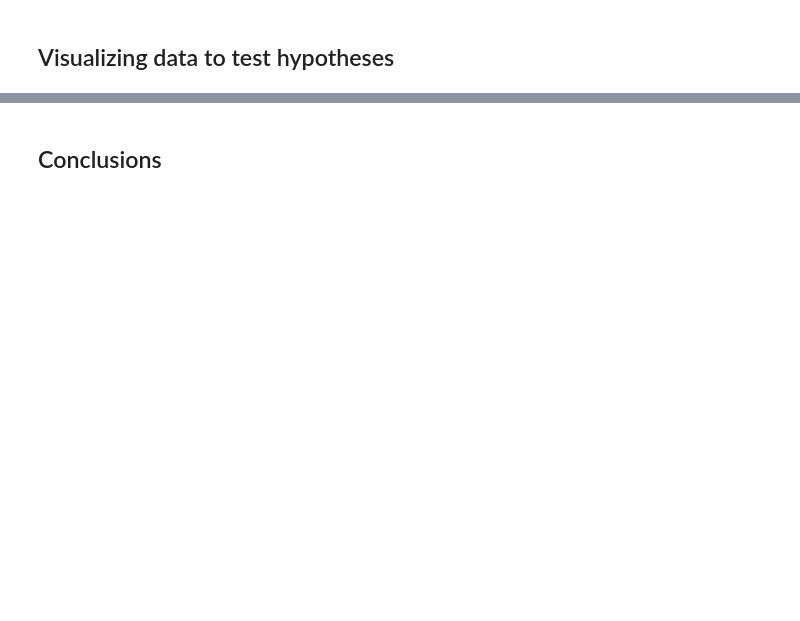
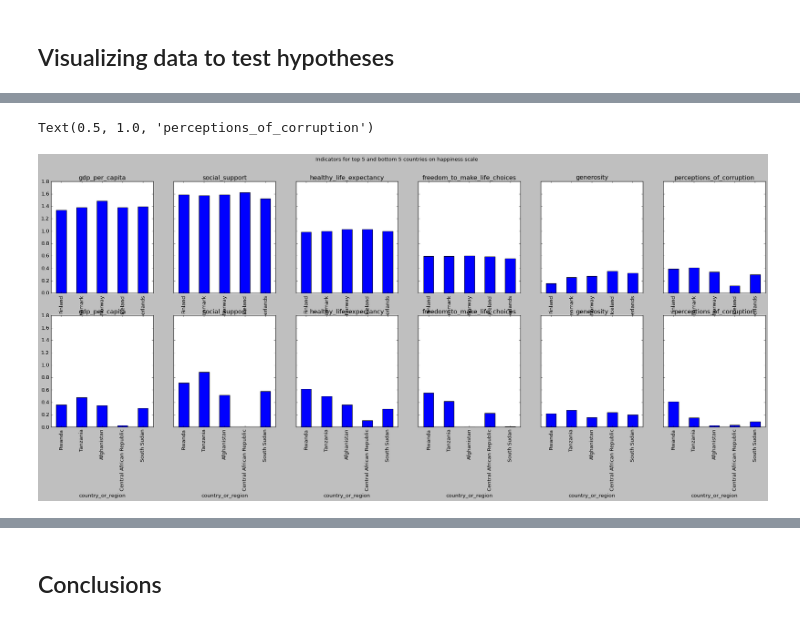
Before and after one commit to alfredozavala14/Project-Data-Pipeline, a Jupyter notebook: work_JN/data_visualization.ipynb, the cells around one changed output, grey strips where cells are left out. Drawn from its saved outputs; the diff is of its cells as text; code cells hidden in the pictures; blank space fills up the shorter version.

```diff
--- a/work_JN/data_visualization.ipynb
+++ b/work_JN/data_visualization.ipynb
@@ -24,0 +96,30 @@ data = pd.read_csv("../data/x.csv")
+# %%
+top_5_countries = []
+
+for i in range(5):
+    top_5_countries.append(data.index[i])
+# %%
+bottom_5_countries = []
+
+for i in range(1,6):
+    bottom_5_countries.append(data.index[-i])
+# %%
+fig, axes = plt.subplots(2, 6, figsize=(30, 10), sharey = True)
+
+fig.suptitle('Indicators for top 5 and bottom 5 countries on happiness scale')
+
+data.gdp_per_capita[:5].plot(kind = 'bar', ax=axes[0, 0], tick_label=top_5_countries).set_title('gdp_per_capita')
+data.social_support[:5].plot(kind = 'bar', ax=axes[0, 1], tick_label=top_5_countries).set_title('social_support')
+data.healthy_life_expectancy[:5].plot(kind = 'bar', ax=axes[0, 2], tick_label=top_5_countries).set_title('healthy_life_expectancy')
+data.freedom_to_make_life_choices[:5].plot(kind = 'bar', ax=axes[0, 3], tick_label=top_5_countries).set_title('freedom_to_make_life_choices')
+data.generosity[:5].plot(kind = 'bar', ax=axes[0, 4], tick_label=top_5_countries).set_title('generosity')
+data.perceptions_of_corruption[:5].plot(kind = 'bar', ax=axes[0, 5], tick_label=top_5_countries).set_title('perceptions_of_corruption')
+data.gdp_per_capita[-5:].plot(kind = 'bar', ax=axes[1, 0], tick_label=bottom_5_countries).set_title('gdp_per_capita')
+data.social_support[-5:].plot(kind = 'bar', ax=axes[1, 1], tick_label=bottom_5_countries).set_title('social_support')
+data.healthy_life_expectancy[-5:].plot(kind = 'bar', ax=axes[1, 2], tick_label=bottom_5_countries).set_title('healthy_life_expectancy')
+data.freedom_to_make_life_choices[-5:].plot(kind = 'bar', ax=axes[1, 3], tick_label=bottom_5_countries).set_title('freedom_to_make_life_choices')
+data.generosity[-5:].plot(kind = 'bar', ax=axes[1, 4], tick_label=bottom_5_countries).set_title('generosity')
+data.perceptions_of_corruption[-5:].plot(kind = 'bar', ax=axes[1, 5], tick_label=bottom_5_countries).set_title('perceptions_of_corruption')
+# %% [output]
+Text(0.5, 1.0, 'perceptions_of_corruption')
+[figure, added]
```
Also changed, not shown: parts of 43 cells of this notebook, 5 other files.
